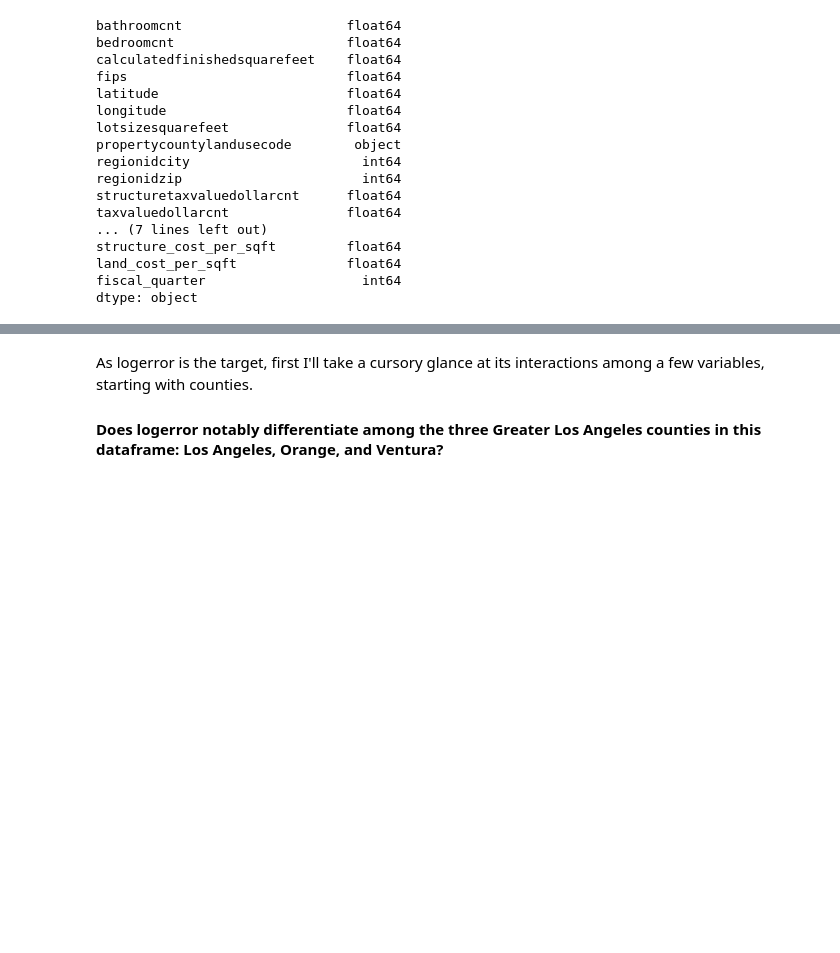
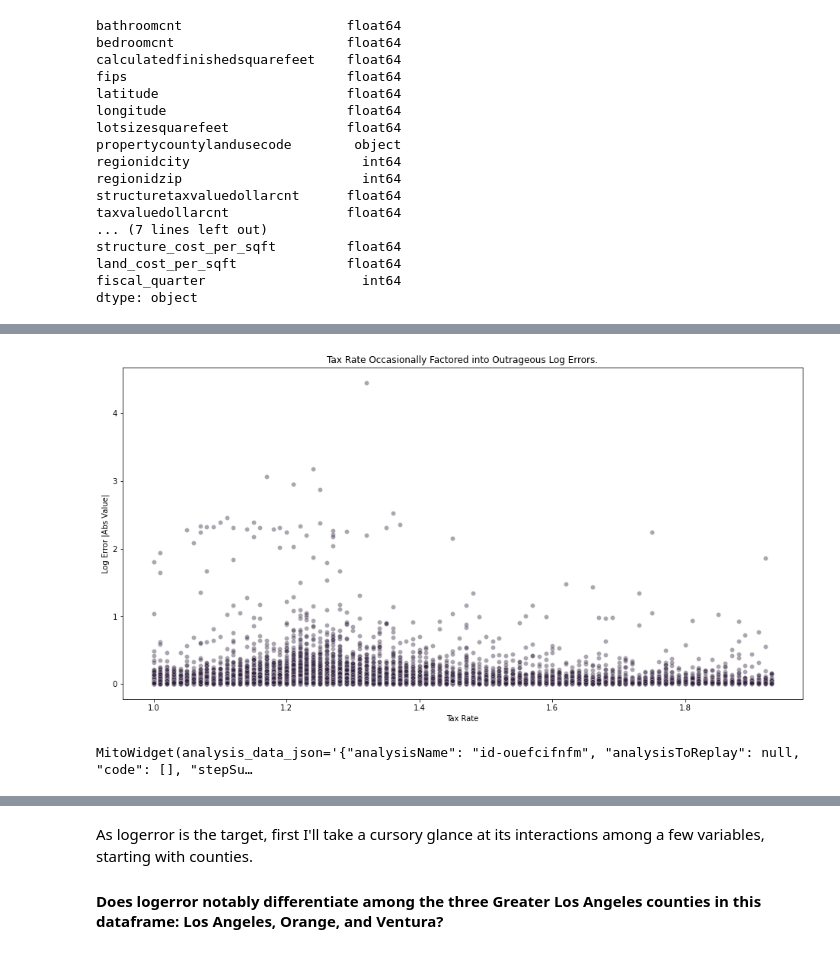
Before and after one commit to nicholas-dougherty/clustering-project, a Jupyter notebook: explore.ipynb, the cells around one changed output, grey strips where cells are left out. Drawn from its saved outputs; the diff is of its cells as text; code cells hidden in the pictures; blank space fills up the shorter version.

```diff
--- a/explore.ipynb
+++ b/explore.ipynb
@@ -103,0 +328,12 @@ sns.displot(train.age)
+# %%
+train['log_abs'] = abs(train['logerror'])
+# %%
+plt.figure(figsize=(16,8))
+sns.scatterplot(x='taxrate', y='log_abs', data=train, alpha=.4)
+plt.xlabel('Tax Rate')
+plt.ylabel('Log Error |Abs Value|')
+plt.title('Tax Rate Occasionally Factored into Outrageous Log Errors.')
+
+plt.show()
+# %% [output]
+[figure, added]
@@ -103,0 +342,5 @@ sns.displot(train.age)
+# %%
+import mitosheet
+mitosheet.sheet(train, analysis_to_replay="id-ouefcifnfm")
+# %% [output]
+MitoWidget(analysis_data_json='{"analysisName": "id-ouefcifnfm", "analysisToReplay": null, "code": [], "stepSu…
```
Also changed, not shown: parts of 12 cells of this notebook, 1 other file.
